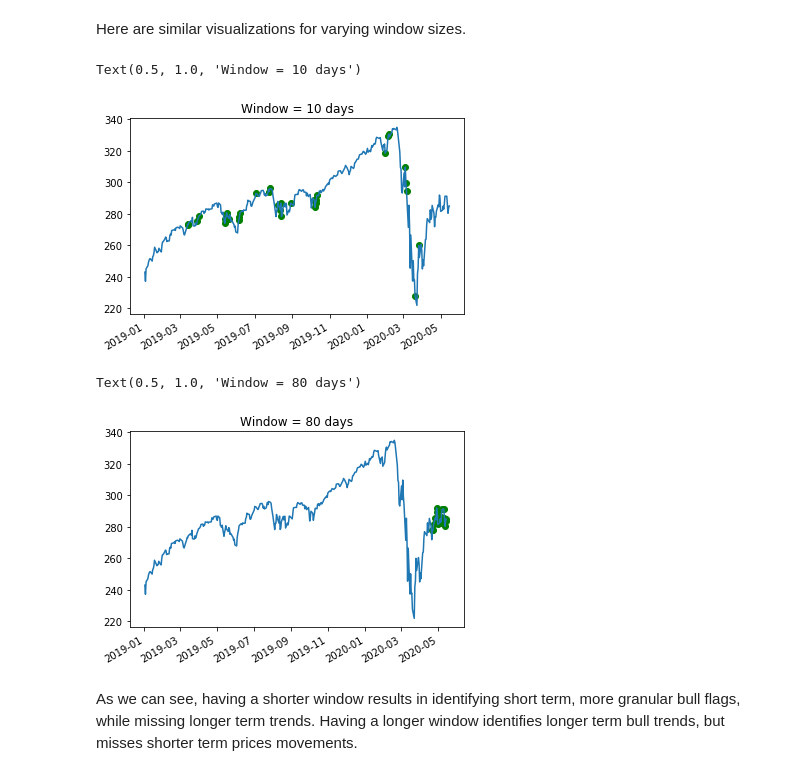
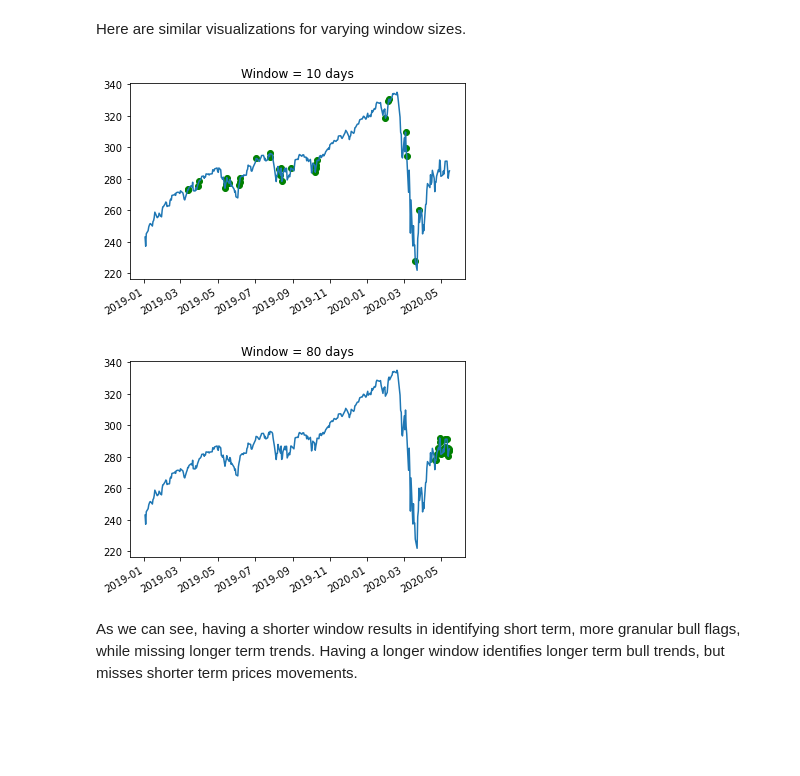
Before and after one commit to tzw101/research, a Jupyter notebook: Labelling/Labels Matrix Flags/Matrix Flag Labels.ipynb, the cells around one changed output. Saved outputs shown, nothing was run; the diff lists cells and outputs as text; code cells hidden in the pictures; blank space fills up the shorter version.

```diff
--- a/Labelling/Labels Matrix Flags/Matrix Flag Labels.ipynb
+++ b/Labelling/Labels Matrix Flags/Matrix Flag Labels.ipynb
@@ -119,30 +140,28 @@ Text(0.5, 1.0, 'Window = 40 days')
 Here are similar visualizations for varying window sizes.
 # %%
 # Window is 10.
-Flags2 = MatrixFlagLabels(data=close, window=10)
+Flags2 = MatrixFlagLabels(prices=close, window=10, template_name='leigh_bull')
 categorical2 = Flags2.apply_labeling_matrix(threshold=3)
 positives2 = close[10:][categorical2==1]
 fig, ax = plt.subplots()
 ax = plt.plot(close)
 plt.scatter(positives2.index, positives2, color='g')
 fig.autofmt_xdate()
-plt.title('Window = 10 days')
+plt.title('Window = 10 days');
 # %% [output]
-Text(0.5, 1.0, 'Window = 10 days')
-[figure, old version]
+[figure, new version]
 # %%
 # Window is 80.
-Flags3 = MatrixFlagLabels(data=close, window=80)
+Flags3 = MatrixFlagLabels(prices=close, window=80, template_name='leigh_bull')
 categorical3 = Flags3.apply_labeling_matrix(threshold=3)
 positives3 = close[80:][categorical3==1]
 fig, ax = plt.subplots()
 ax = plt.plot(close)
 plt.scatter(positives3.index, positives3, color='g')
 fig.autofmt_xdate()
-plt.title('Window = 80 days')
+plt.title('Window = 80 days');
 # %% [output]
-Text(0.5, 1.0, 'Window = 80 days')
-[figure, old version]
+[figure, new version]
 # %% [markdown]
 As we can see, having a shorter window results in identifying short term, more granular bull flags, while missing longer term trends. Having a longer window identifies longer term bull trends, but misses shorter term prices movements.
 # %% [markdown]
```
Also changed, not shown: parts of 12 cells of this notebook.
